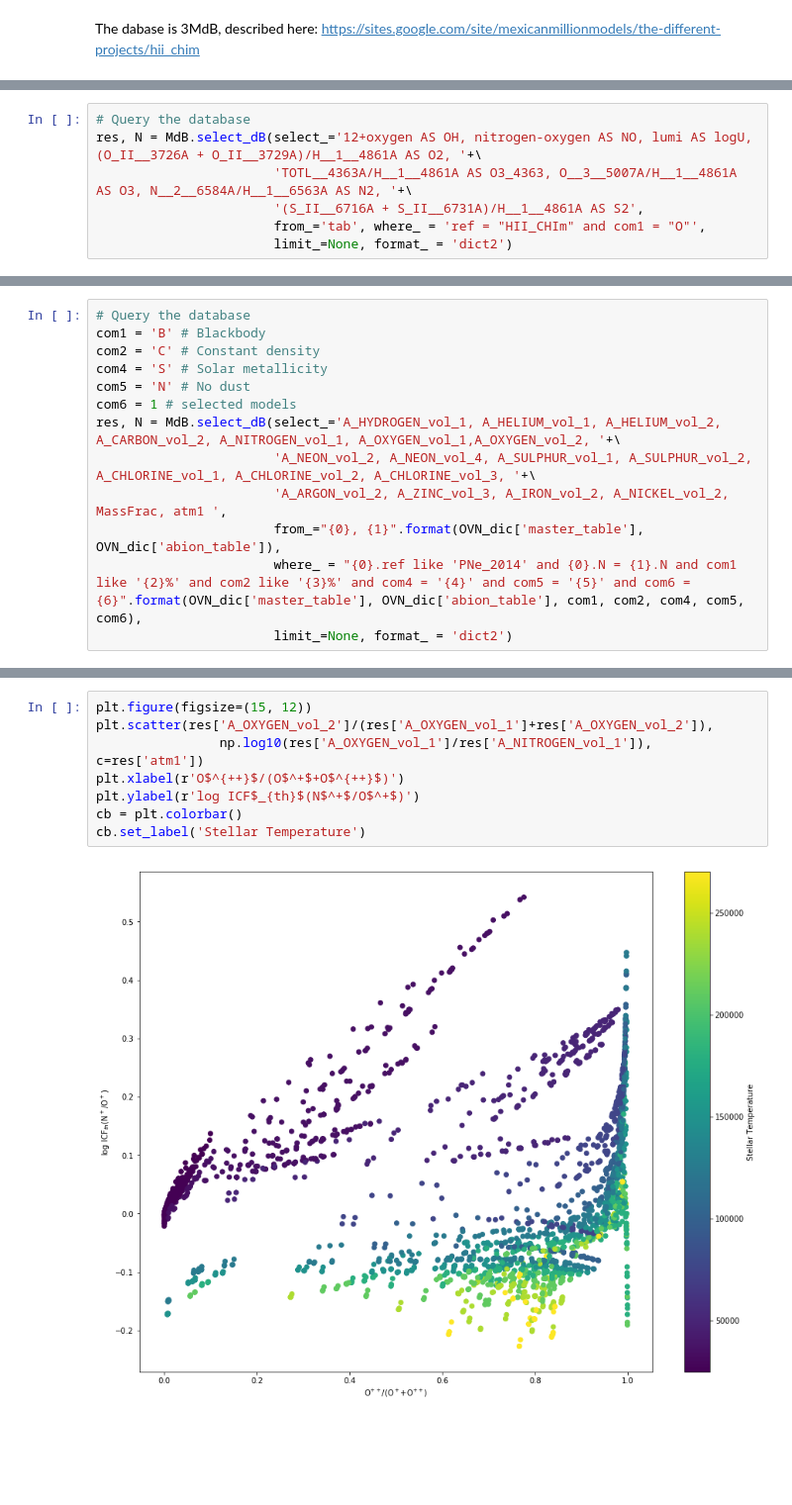
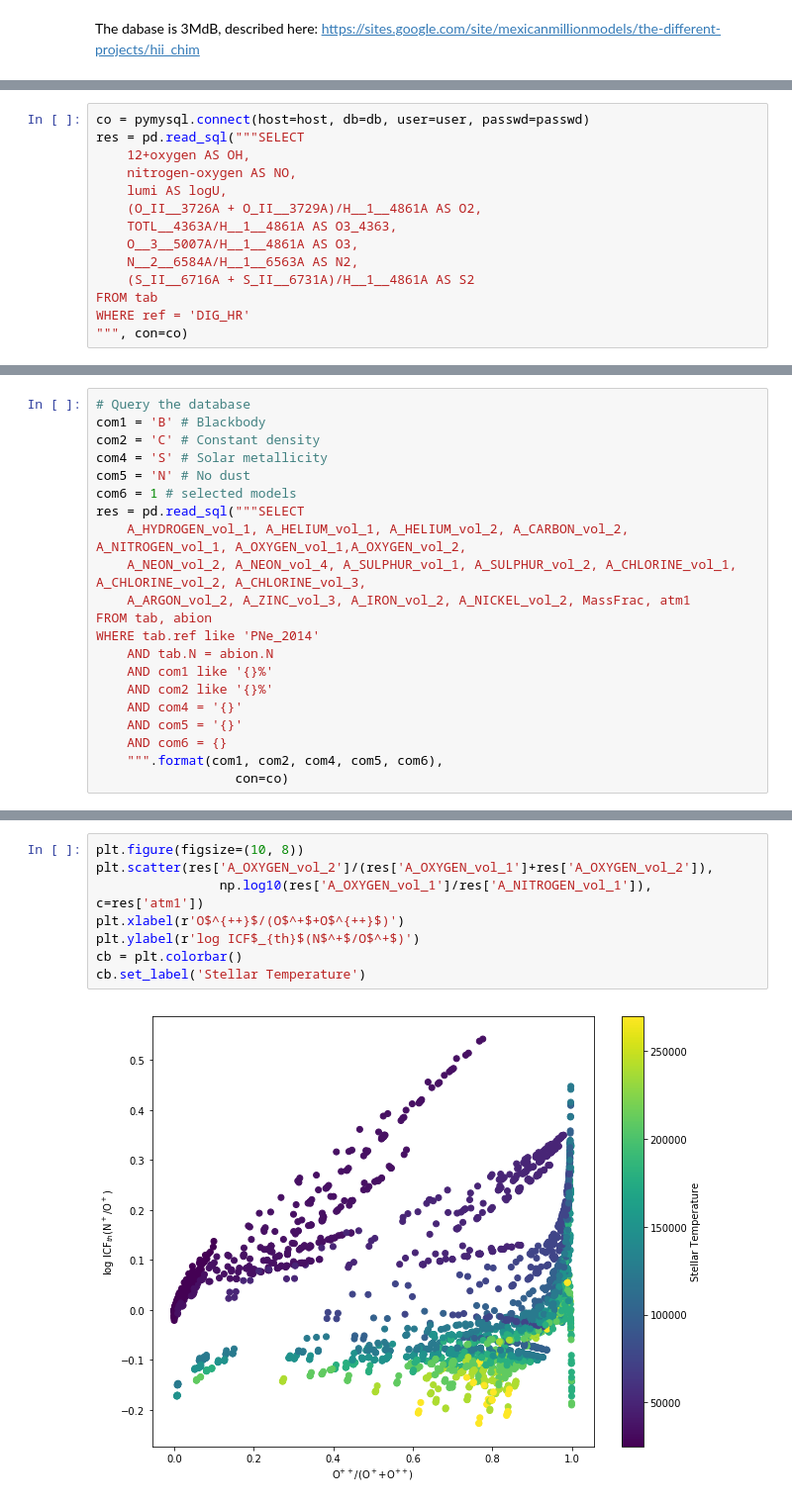
Before and after one commit to Morisset/pyCloudy, a Jupyter notebook: pyCloudy/docs/Using_pyCloudy_MdB.ipynb, the cells around one changed output, grey strips where cells are left out. Shown at 99% size. Drawn from its saved outputs; the diff is of its cells as text; blank space fills up the shorter version.

```diff
--- a/pyCloudy/docs/Using_pyCloudy_MdB.ipynb
+++ b/pyCloudy/docs/Using_pyCloudy_MdB.ipynb
@@ -26,7 +20,14 @@ MdB.log_.level = 3
 # %%
-# Query the database
-res, N = MdB.select_dB(select_='12+oxygen AS OH, nitrogen-oxygen AS NO, lumi AS logU, (O_II__3726A + O_II__3729A)/H__1__4861A AS O2, '+\
-                       'TOTL__4363A/H__1__4861A AS O3_4363, O__3__5007A/H__1__4861A AS O3, N__2__6584A/H__1__6563A AS N2, '+\
-                       '(S_II__6716A + S_II__6731A)/H__1__4861A AS S2',
-                       from_='tab', where_ = 'ref = "HII_CHIm" and com1 = "O"',
-                       limit_=None, format_ = 'dict2')
+co = pymysql.connect(host=host, db=db, user=user, passwd=passwd)
+res = pd.read_sql("""SELECT
+    12+oxygen AS OH,
+    nitrogen-oxygen AS NO,
+    lumi AS logU,
+    (O_II__3726A + O_II__3729A)/H__1__4861A AS O2,
+    TOTL__4363A/H__1__4861A AS O3_4363,
+    O__3__5007A/H__1__4861A AS O3,
+    N__2__6584A/H__1__6563A AS N2,
+    (S_II__6716A + S_II__6731A)/H__1__4861A AS S2
+FROM tab
+WHERE ref = 'DIG_HR'
+""", con=co)
@@ -83,9 +86,17 @@ com2 = 'C' # Constant density
 com4 = 'S' # Solar metallicity
 com5 = 'N' # No dust
 com6 = 1 # selected models
-res, N = MdB.select_dB(select_='A_HYDROGEN_vol_1, A_HELIUM_vol_1, A_HELIUM_vol_2, A_CARBON_vol_2, A_NITROGEN_vol_1, A_OXYGEN_vol_1,A_OXYGEN_vol_2, '+\
-                       'A_NEON_vol_2, A_NEON_vol_4, A_SULPHUR_vol_1, A_SULPHUR_vol_2, A_CHLORINE_vol_1, A_CHLORINE_vol_2, A_CHLORINE_vol_3, '+\
-                       'A_ARGON_vol_2, A_ZINC_vol_3, A_IRON_vol_2, A_NICKEL_vol_2, MassFrac, atm1 ',
-                       from_="{0}, {1}".format(OVN_dic['master_table'], OVN_dic['abion_table']),
-                       where_ = "{0}.ref like 'PNe_2014' and {0}.N = {1}.N and com1 like '{2}%' and com2 like '{3}%' and com4 = '{4}' and com5 = '{5}' and com6 = {6}".format(OVN_dic['master_table'], OVN_dic['abion_table'], com1, com2, com4, com5, com6),
-                       limit_=None, format_ = 'dict2')
+res = pd.read_sql("""SELECT
+    A_HYDROGEN_vol_1, A_HELIUM_vol_1, A_HELIUM_vol_2, A_CARBON_vol_2, A_NITROGEN_vol_1, A_OXYGEN_vol_1,A_OXYGEN_vol_2,
+    A_NEON_vol_2, A_NEON_vol_4, A_SULPHUR_vol_1, A_SULPHUR_vol_2, A_CHLORINE_vol_1, A_CHLORINE_vol_2, A_CHLORINE_vol_3,
+    A_ARGON_vol_2, A_ZINC_vol_3, A_IRON_vol_2, A_NICKEL_vol_2, MassFrac, atm1
+FROM tab, abion
+WHERE tab.ref like 'PNe_2014'
+    AND tab.N = abion.N
+    AND com1 like '{}%'
+    AND com2 like '{}%'
+    AND com4 = '{}'
+    AND com5 = '{}'
+    AND com6 = {}
+    """.format(com1, com2, com4, com5, com6),
+                  con=co)
@@ -98,10 +107,10 @@ print(N)
 # %%
-plt.figure(figsize=(15, 12))
+plt.figure(figsize=(10, 8))
 plt.scatter(res['A_OXYGEN_vol_2']/(res['A_OXYGEN_vol_1']+res['A_OXYGEN_vol_2']),
                 np.log10(res['A_OXYGEN_vol_1']/res['A_NITROGEN_vol_1']), c=res['atm1'])
 plt.xlabel(r'O$^{++}$/(O$^+$+O$^{++}$)')
 plt.ylabel(r'log ICF$_{th}$(N$^+$/O$^+$)')
 cb = plt.colorbar()
 cb.set_label('Stellar Temperature')
 # %% [output]
-[figure, old version]
+[figure, new version]
```
Also changed, not shown: parts of 13 cells of this notebook, 9 other files.
